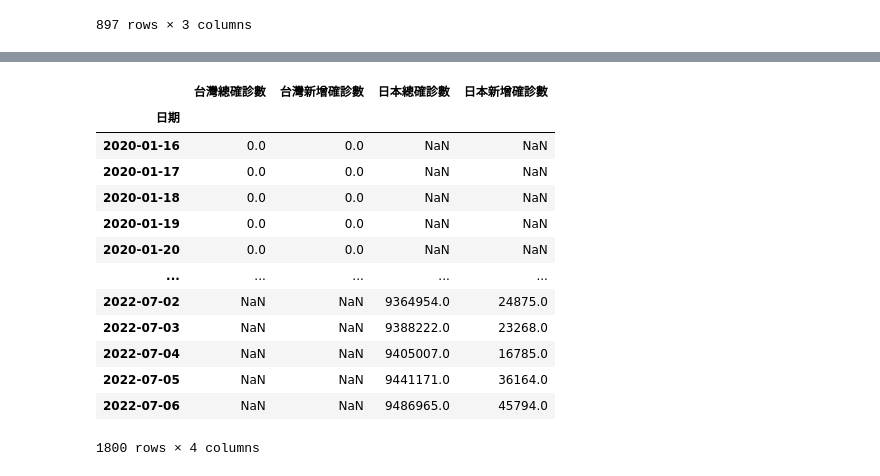
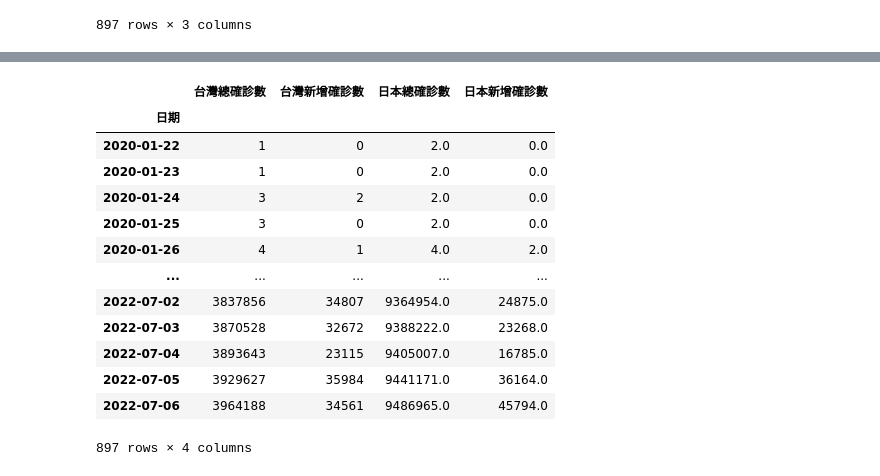
Before and after one commit to EsterWang65/PythonClass, a Jupyter notebook: 0116LESSON19/0116LESSON19-2.ipynb, the cells around one changed output, grey strips where cells are left out. Drawn from its saved outputs; the diff is of its cells as text; code cells hidden in the pictures.

```diff
--- a/0116LESSON19/0116LESSON19-2.ipynb
+++ b/0116LESSON19/0116LESSON19-2.ipynb
@@ -275,19 +276,37 @@ replace: Whether to modify the DataFrame rather than creating a new one. If True
-# %%
-##組合/整合多個不同DataFrame
-allDataFrame = pd.concat([taiwan1,japan1])
-allDataFrame
-# %% [output]
-|  | 台灣總確診數 | 台灣新增確診數 | 日本總確診數 | 日本新增確診數 |
-| 日期 |  |  |  |  |
-| 2020-01-16 | 0.0 | 0.0 | NaN | NaN |
-| 2020-01-17 | 0.0 | 0.0 | NaN | NaN |
-| 2020-01-18 | 0.0 | 0.0 | NaN | NaN |
-| 2020-01-19 | 0.0 | 0.0 | NaN | NaN |
-| 2020-01-20 | 0.0 | 0.0 | NaN | NaN |
-| ... | ... | ... | ... | ... |
-| 2022-07-02 | NaN | NaN | 9364954.0 | 24875.0 |
-| 2022-07-03 | NaN | NaN | 9388222.0 | 23268.0 |
-| 2022-07-04 | NaN | NaN | 9405007.0 | 16785.0 |
-| 2022-07-05 | NaN | NaN | 9441171.0 | 36164.0 |
-| 2022-07-06 | NaN | NaN | 9486965.0 | 45794.0 |
-1800 rows × 4 columns
+# %%
+##組合/整合多個不同DataFrame
+'''可透過Pandas中的concat此function來將多個不同DataFrame進行整合。
+pd.concat(objs,axis): Concatenate pandas objects along a particular axis.
+其中參數objs代表欲整合的Pandas物件(Series, DataFrame)，可為 a sequence or mapping of Series or DataFrame objects；
+參數axis可指定要以index或columns執行該function，預設為0。
+DataFrame物件名稱.dropna()為一method，可丟棄該DataFrame中的遺失值(remove missing values)。
+可加入參數axis來指定要沿著rows或columns進行檢測，發現到任何一失職責該row/column整個刪除，預設為0/"index"，
+注意：只能指定一個axis(Only a single axis is allowed.)；
+參數how代表Determine if row or column is removed from DataFrame, when we have at least one NA or all NA，
+可為"any": If any NA values are present, drop that row or column(有任一值為遺失值則整row/column刪除)或
+"all": If all values are NA, drop that row or column(整個row/colhumn資料都是遺失值才刪除該row/collumn)，預設為"any"；
+參數thres = N代表刪除小於N個觀察值的row/column(Require that many non-NA values.)，
+注意：該參數不能和參數how同時使用(Cannot be combined with how.)，注意：只能為int；
+參數subset可指定要進行驗證的columns，意思為若某row指定的column中有遺失值則刪除該row。可為column label or sequence of labels，
+(Labels along other axis to consider, e.g. if you are dropping rows these would be a list of columns to include.)；
+參數inplace代表Whether to modify the DataFrame rather than creating a new one.，為bool，預設為False。'''
+
+allDataFrame = pd.concat([taiwan1,japan1],axis = 1)
+newDataFrame = allDataFrame.dropna()
+newDataFrame.dropna()
+newDataFrame
+# %% [output]
+|  | 台灣總確診數 | 台灣新增確診數 | 日本總確診數 | 日本新增確診數 |
+| 日期 |  |  |  |  |
+| 2020-01-22 | 1 | 0 | 2.0 | 0.0 |
+| 2020-01-23 | 1 | 0 | 2.0 | 0.0 |
+| 2020-01-24 | 3 | 2 | 2.0 | 0.0 |
+| 2020-01-25 | 3 | 0 | 2.0 | 0.0 |
+| 2020-01-26 | 4 | 1 | 4.0 | 2.0 |
+| ... | ... | ... | ... | ... |
+| 2022-07-02 | 3837856 | 34807 | 9364954.0 | 24875.0 |
+| 2022-07-03 | 3870528 | 32672 | 9388222.0 | 23268.0 |
+| 2022-07-04 | 3893643 | 23115 | 9405007.0 | 16785.0 |
+| 2022-07-05 | 3929627 | 35984 | 9441171.0 | 36164.0 |
+| 2022-07-06 | 3964188 | 34561 | 9486965.0 | 45794.0 |
+897 rows × 4 columns
```
Also changed, not shown: parts of 4 cells of this notebook.
